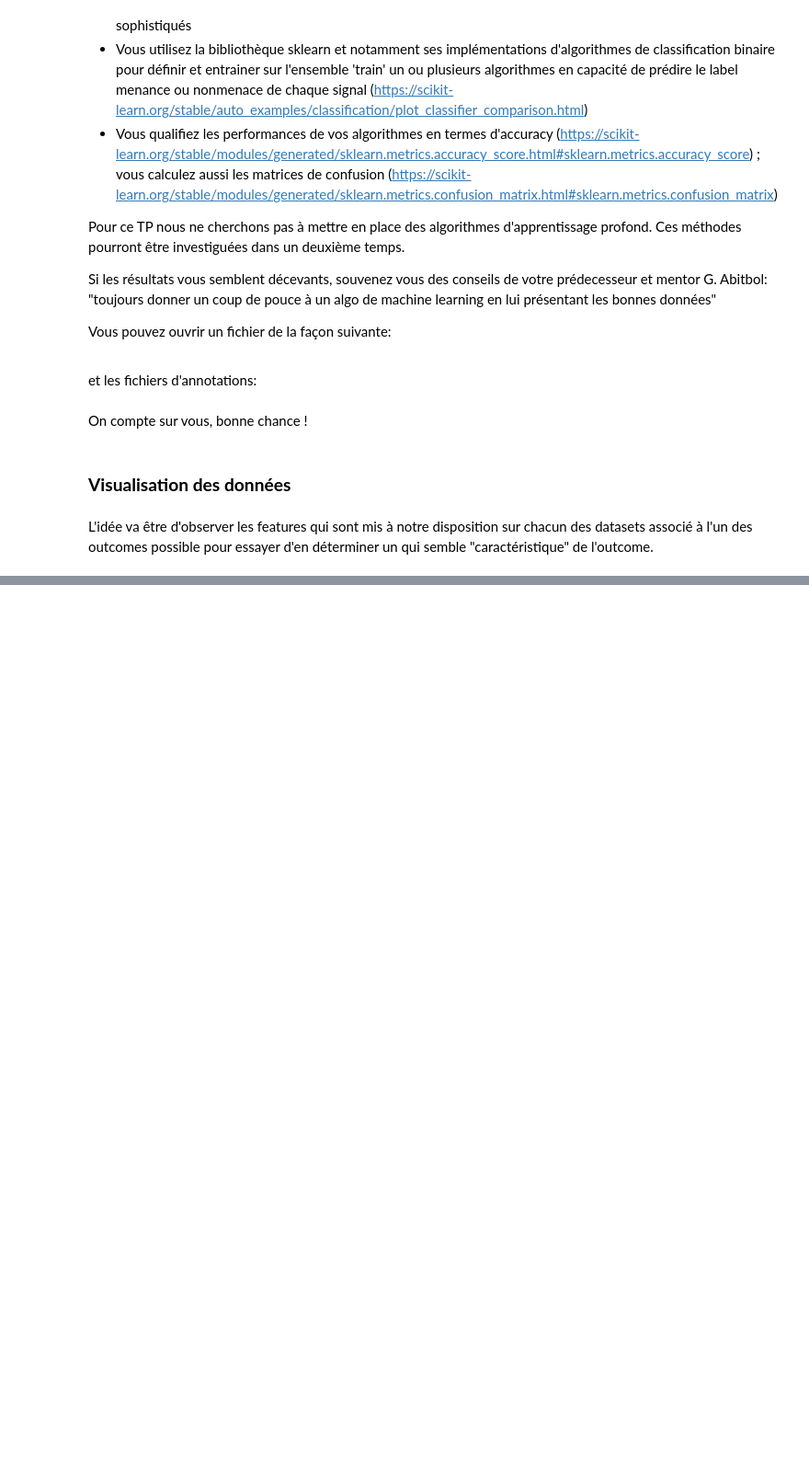
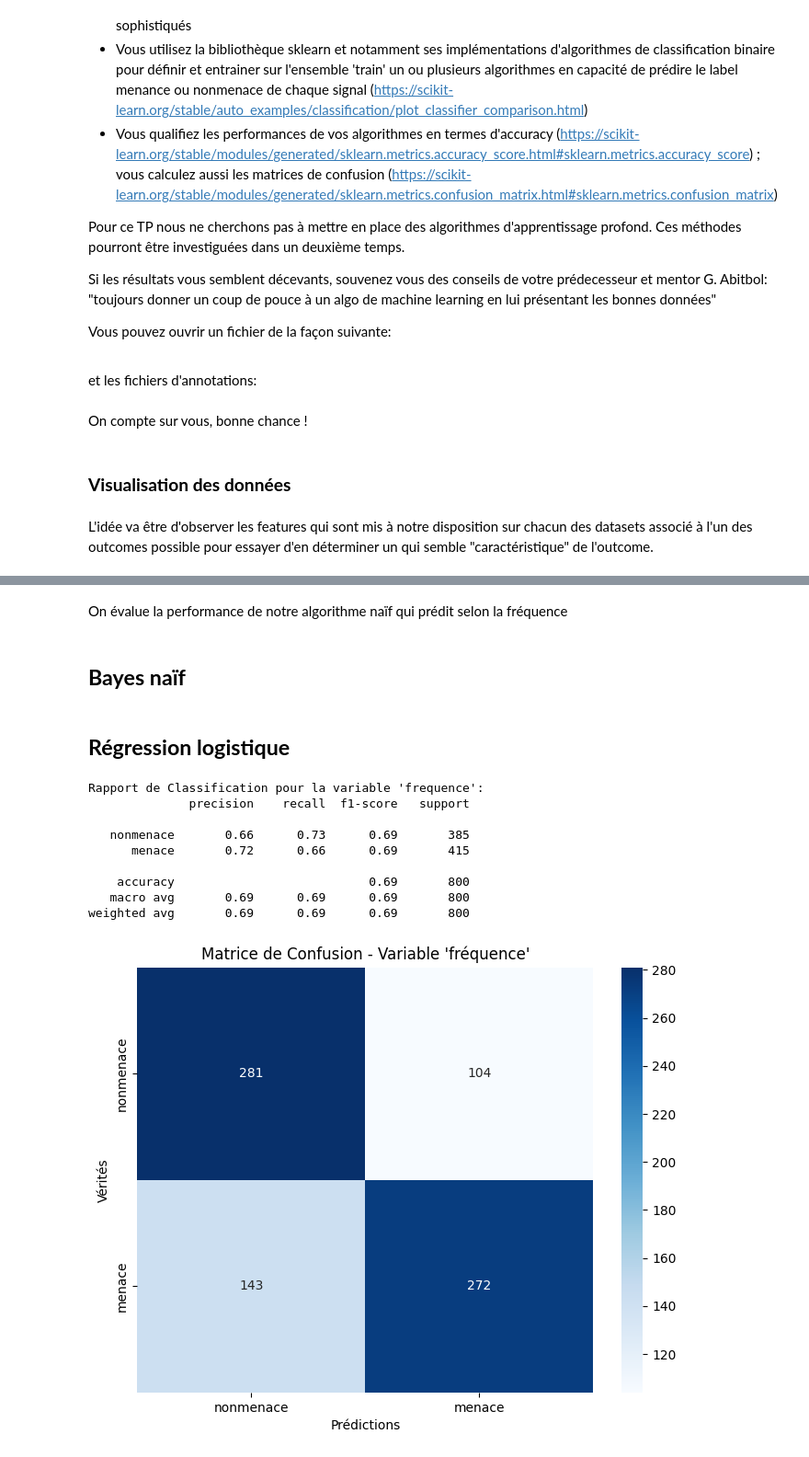
Before and after one commit to NailKhelifa/MVA_deep_and_signal, a Jupyter notebook: TP2/dls_tp2.ipynb, the cells around one changed output, grey strips where cells are left out. Shown at 92% size. Drawn from its saved outputs; the diff is of its cells as text; code cells hidden in the pictures; blank space fills up the shorter version.

```diff
--- a/TP2/dls_tp2.ipynb
+++ b/TP2/dls_tp2.ipynb
@@ -176,0 +246,3 @@ plt.show()
+# %%
+with open('./radars/test_labels.json') as f:
+    dict_labels_test = json.load(f)
@@ -176,0 +268,23 @@ plt.show()
+# %%
+avg_values_test = {}
+features = ['largeur', 'frequence', 'puissance', 'theta', 'phi']
+
+for feature in features:
+    avg_values_test[feature] = data_test[feature].apply(np.mean)
+
+avg_values_test = pd.DataFrame(avg_values_test)
+# %%
+# Faire les prédictions
+freq_pred = model_freq.predict(avg_values_test["frequence"].values.reshape(-1, 1))
+largeur_pred = model_largeur.predict(avg_values_test["largeur"].values.reshape(-1, 1))
+
+# Convertir les résultats en une Series de Pandas
+freq_pred = pd.Series(freq_pred).map({1: 'menace', 0: 'nonmenace'})
+largeur_pred = pd.Series(largeur_pred).map({1: 'menace', 0: 'nonmenace'})
+
+# On stocke les vrais labels de test
+y_ground_truth = pd.Series(dict_labels_test.values())
+# %% [markdown]
+On évalue la performance de notre algorithme naïf qui prédit selon la fréquence
+# %% [markdown]
+## **Bayes naïf**
@@ -176,0 +293,28 @@ plt.show()
+# %% [markdown]
+## **Régression logistique**
+# %%
+# Afficher le rapport de classification
+print("Rapport de Classification pour la variable 'frequence':")
+print(classification_report(y_ground_truth, freq_pred, target_names=['nonmenace', 'menace']))
+
+# Calculer la matrice de confusion
+cm = confusion_matrix(y_ground_truth, freq_pred)
+
+# Afficher la matrice de confusion
+plt.figure(figsize=(8, 6))
+sns.heatmap(cm, annot=True, fmt='d', cmap='Blues', xticklabels=['nonmenace', 'menace'], yticklabels=['nonmenace', 'menace'])
+plt.title("Matrice de Confusion - Variable 'fréquence'")
+plt.xlabel('Prédictions')
+plt.ylabel('Vérités')
+plt.show()
+# %% [output]
+Rapport de Classification pour la variable 'frequence':
+              precision    recall  f1-score   support
+
+   nonmenace       0.66      0.73      0.69       385
+      menace       0.72      0.66      0.69       415
+
+    accuracy                           0.69       800
+   macro avg       0.69      0.69      0.69       800
+weighted avg       0.69      0.69      0.69       800
+[figure, added]
```
Also changed, not shown: parts of 18 cells of this notebook.
